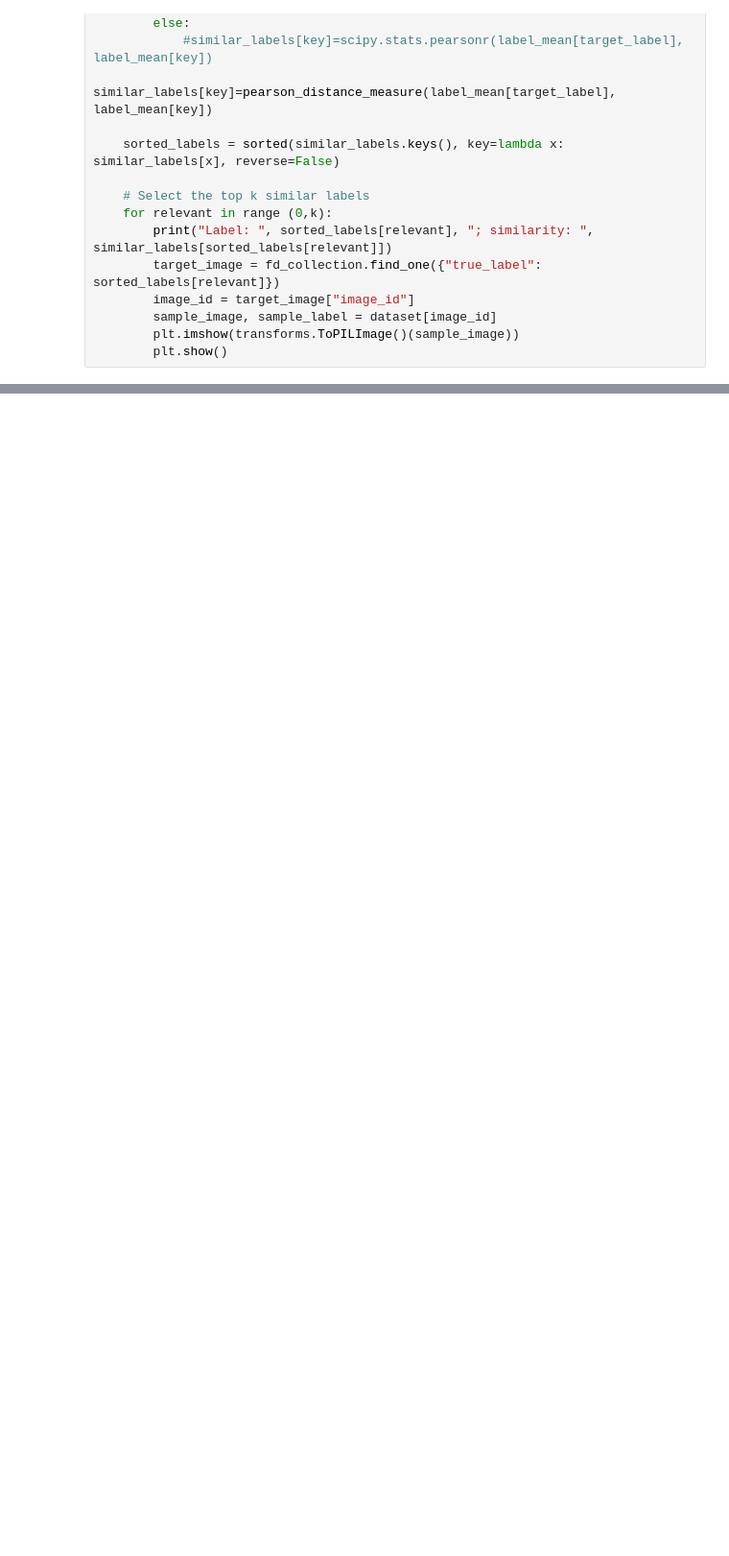
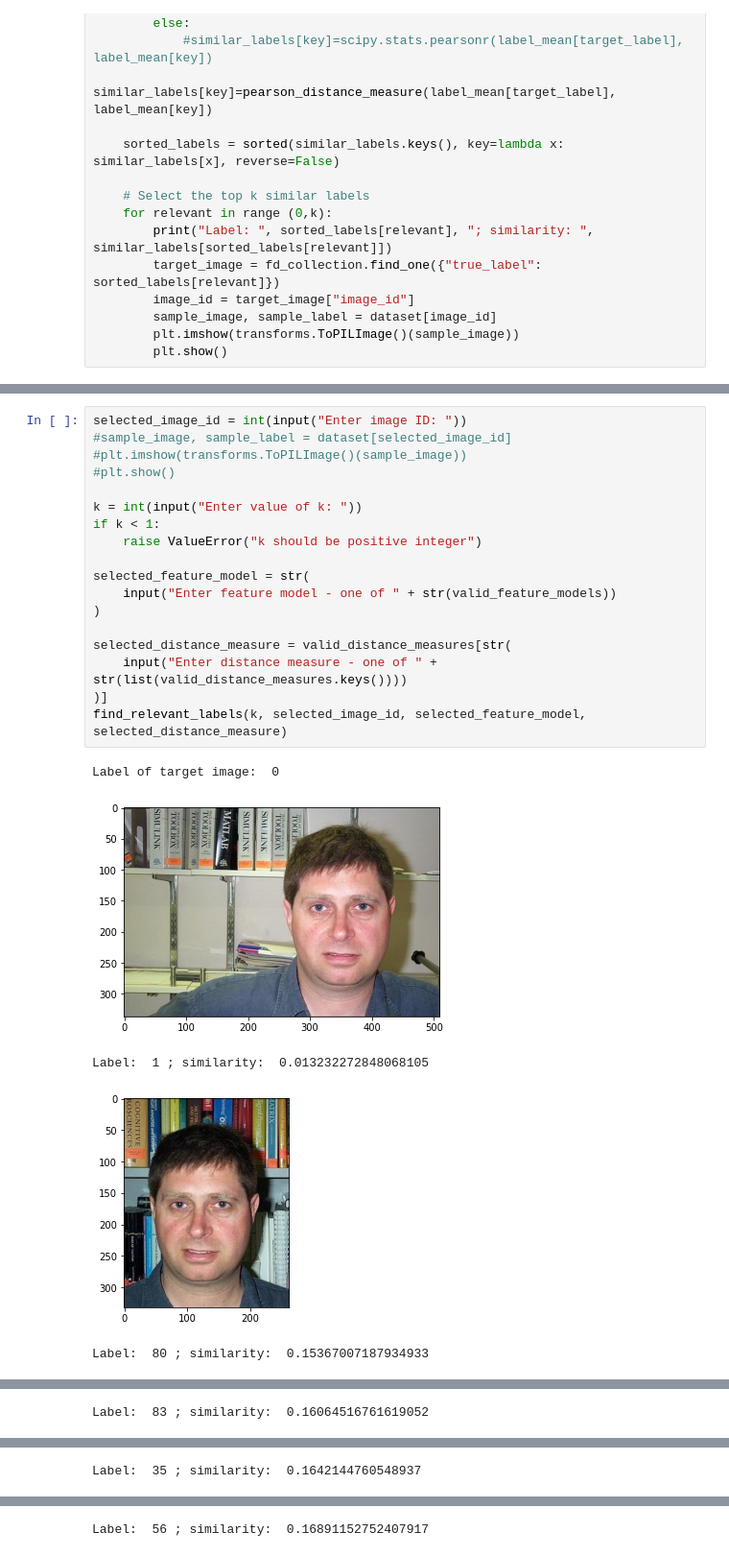
Before and after one commit to 20kaushik02/CSE515_MWDB_Project, a Jupyter notebook: phase2_madhura.ipynb, the cells around one changed output, grey strips where cells are left out. Shown at 96% size. Saved outputs shown, nothing was run; the diff lists cells and outputs as text; blank space fills up the shorter version.

```diff
--- a/phase2_madhura.ipynb
+++ b/phase2_madhura.ipynb
@@ -701,0 +728,24 @@ Label:  99 ; similarity:  0.10415055616102353
+# %%
+selected_image_id = int(input("Enter image ID: "))
+#sample_image, sample_label = dataset[selected_image_id]
+#plt.imshow(transforms.ToPILImage()(sample_image))
+#plt.show()
+
+k = int(input("Enter value of k: "))
+if k < 1:
+    raise ValueError("k should be positive integer")
+
+selected_feature_model = str(
+    input("Enter feature model - one of " + str(valid_feature_models))
+)
+
+selected_distance_measure = valid_distance_measures[str(
+    input("Enter distance measure - one of " + str(list(valid_distance_measures.keys())))
+)]
+find_relevant_labels(k, selected_image_id, selected_feature_model, selected_distance_measure)
+# %% [output]
+Label of target image:  0
+[figure, added]
+Label:  1 ; similarity:  0.013232272848068105
+[figure, added]
+Label:  80 ; similarity:  0.15367007187934933
@@ -701,0 +753 @@ Label:  99 ; similarity:  0.10415055616102353
+Label:  83 ; similarity:  0.16064516761619052
@@ -701,0 +755 @@ Label:  99 ; similarity:  0.10415055616102353
+Label:  35 ; similarity:  0.1642144760548937
@@ -701,0 +757 @@ Label:  99 ; similarity:  0.10415055616102353
+Label:  56 ; similarity:  0.16891152752407917
```
Also changed, not shown: parts of 8 cells of this notebook.
